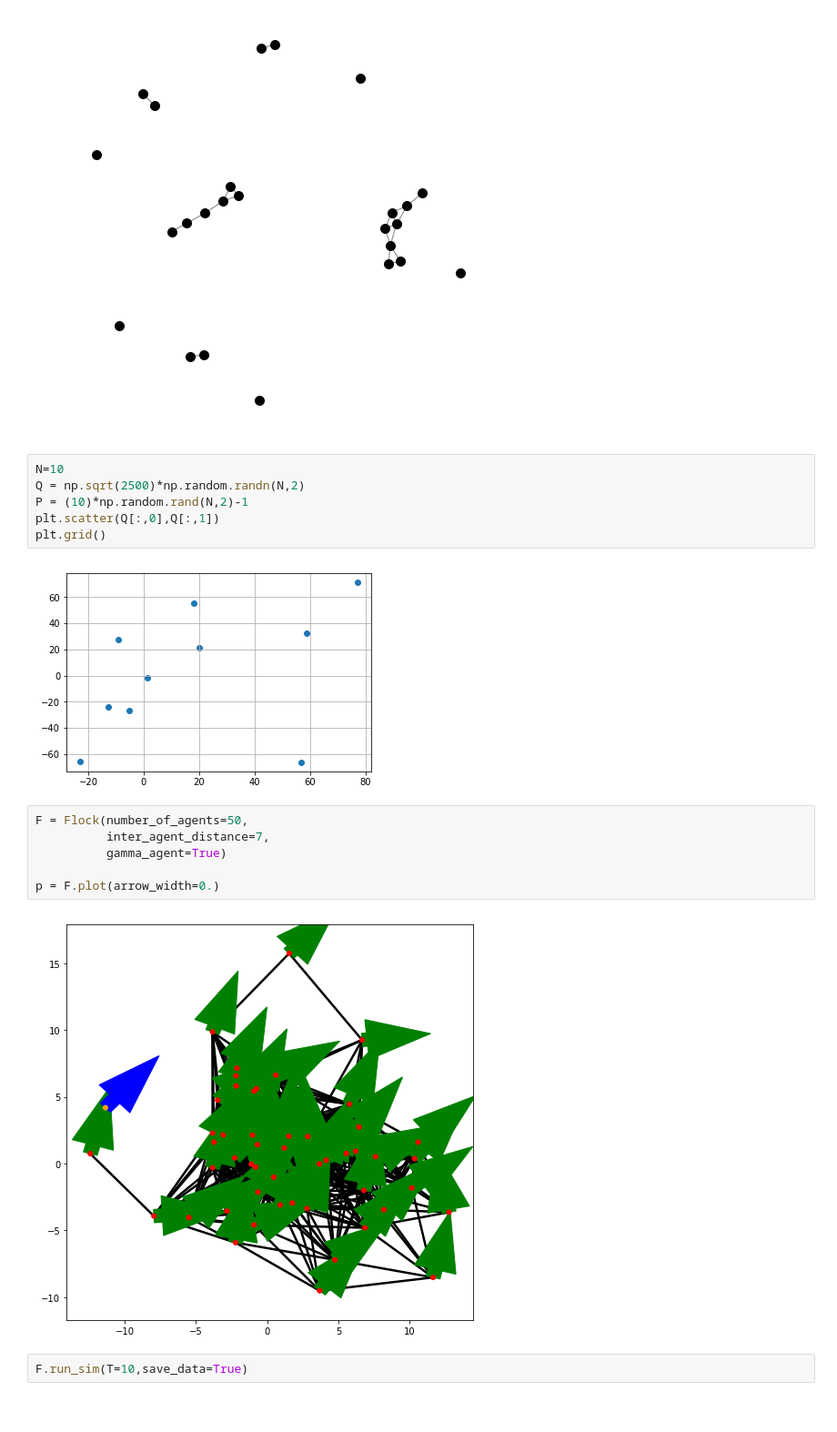
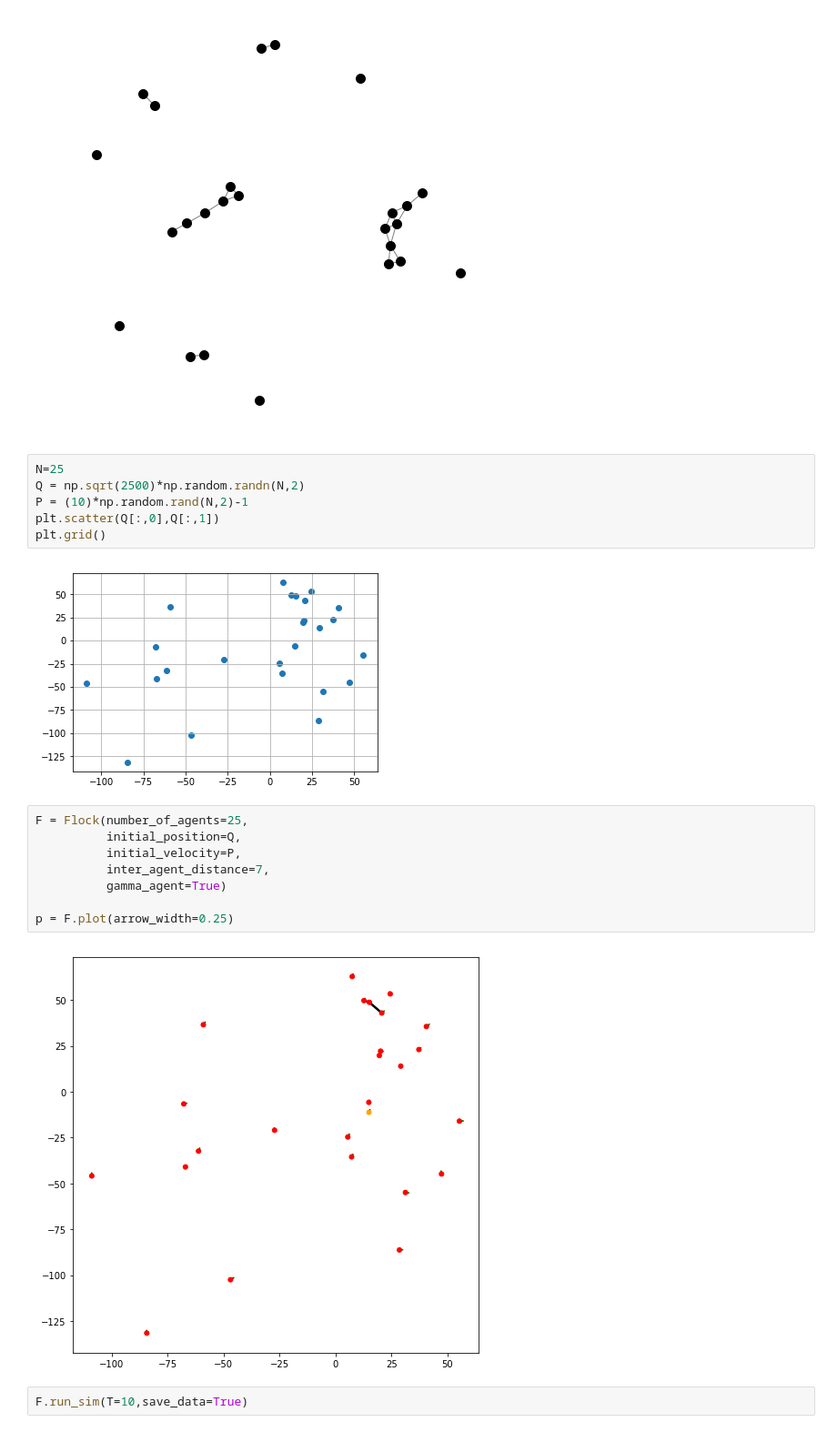
Before and after one commit to harveydevereux/Consensus, a Jupyter notebook: Notes/Flocking2.ipynb, the cells around one changed output. Shown at 91% size. Saved outputs shown, nothing was run; the diff lists cells and outputs as text.

```diff
--- a/Notes/Flocking2.ipynb
+++ b/Notes/Flocking2.ipynb
@@ -103,21 +103,23 @@ p=draw_graph(get_net(Q))
 # %% [output]
 [figure]
 # %%
-N=10
+N=25
 Q = np.sqrt(2500)*np.random.randn(N,2)
 P = (10)*np.random.rand(N,2)-1
 plt.scatter(Q[:,0],Q[:,1])
 plt.grid()
 # %% [output]
-[figure, old version]
+[figure, new version]
 # %%
-F = Flock(number_of_agents=50,
+F = Flock(number_of_agents=25,
+          initial_position=Q,
+          initial_velocity=P,
           inter_agent_distance=7,
           gamma_agent=True)
 
-p = F.plot(arrow_width=0.)
+p = F.plot(arrow_width=0.25)
 # %% [output]
-[figure, old version]
+[figure, new version]
 # %%
 F.run_sim(T=10,save_data=True)
 # %%
```
Also changed, not shown: parts of 7 cells of this notebook, 2 other files.
